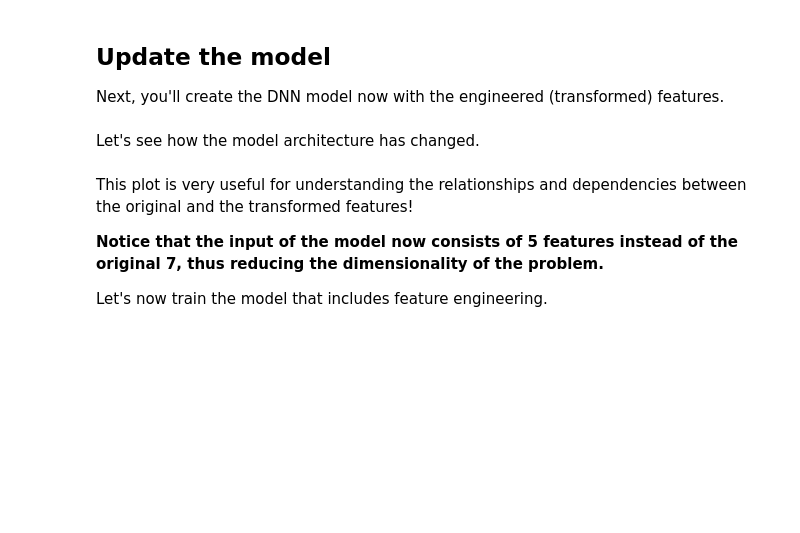
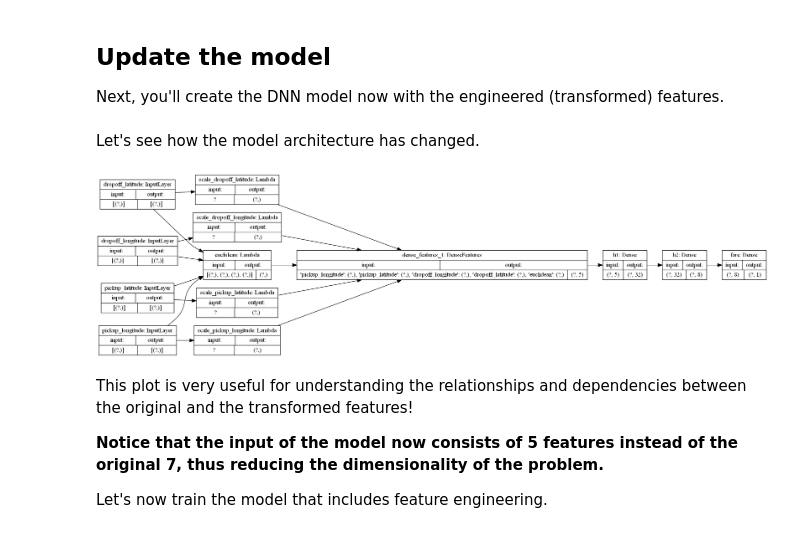
Before and after one commit to zhulingchen/Machine-Learning-Engineering-for-Production-MLOps-Specialization, a Jupyter notebook: Machine Learning Modeling Pipelines in Production/C3W2-Lab/C3_W2_Lab_1_Manual_Dimensionality.ipynb, the cells around one changed output. Saved outputs shown, nothing was run; the diff lists cells and outputs as text; code cells hidden in the pictures; blank space fills up the shorter version.

```diff
--- a/Machine Learning Modeling Pipelines in Production/C3W2-Lab/C3_W2_Lab_1_Manual_Dimensionality.ipynb
+++ b/Machine Learning Modeling Pipelines in Production/C3W2-Lab/C3_W2_Lab_1_Manual_Dimensionality.ipynb
@@ -41,4 +41,6 @@ logging.getLogger("tensorflow").setLevel(logging.ERROR)
 For this lab you are going to use a tweaked version of the [Taxi Fare dataset](https://www.kaggle.com/c/new-york-city-taxi-fare-prediction/data), which has been pre-processed and split beforehand.
 
 First, create the directory where the data is going to be saved.
+# %%
+data_folder = os.path.join('.', 'data')
 # %%
@@ -163,8 +193,8 @@ You are going to train the model for 20 epochs using a batch size of 32.
 # %%
 NUM_EPOCHS = 20
 TRAIN_BATCH_SIZE = 32
-NUM_TRAIN_EXAMPLES = len(pd.read_csv('/tmp/data/taxi-train.csv'))
-NUM_EVAL_EXAMPLES = len(pd.read_csv('/tmp/data/taxi-valid.csv'))
+NUM_TRAIN_EXAMPLES = len(pd.read_csv(os.path.join(data_folder, 'taxi-train.csv')))
+NUM_EVAL_EXAMPLES = len(pd.read_csv(os.path.join(data_folder, 'taxi-valid.csv')))
 
 print(f"training split has {NUM_TRAIN_EXAMPLES} examples\n")
 print(f"evaluation split has {NUM_EVAL_EXAMPLES} examples\n")
@@ -172,10 +206,10 @@ print(f"evaluation split has {NUM_EVAL_EXAMPLES} examples\n")
 Use the previously defined function to load the datasets from the original csv files.
 # %%
 # Training dataset
-trainds = load_dataset('/tmp/data/taxi-train*', TRAIN_BATCH_SIZE, 'train')
+trainds = load_dataset(os.path.join(data_folder, 'taxi-train*'), TRAIN_BATCH_SIZE, 'train')
 
 # Evaluation dataset
-evalds = load_dataset('/tmp/data/taxi-valid*', 1000, 'eval').take(NUM_EVAL_EXAMPLES//1000)
+evalds = load_dataset(os.path.join(data_folder, 'taxi-valid*'), 1000, 'eval').take(NUM_EVAL_EXAMPLES//1000)
 
 # Needs to be specified since the dataset is infinite
 # This happens because the repeat method was used when creating the dataset
@@ -348,7 +404,9 @@ model = build_dnn_model()
 Let's see how the model architecture has changed.
 # %%
 # Plot the layer architecture and relationship between input features
-tf.keras.utils.plot_model(model, 'dnn_model_engineered.png', show_shapes=False, rankdir='LR')
+tf.keras.utils.plot_model(model, 'dnn_model_engineered.png', show_shapes=True, rankdir='LR')
+# %% [output]
+[figure, added]
 # %% [markdown]
 This plot is very useful for understanding the relationships and dependencies between the original and the transformed features!
 
```
Also changed, not shown: parts of 13 cells of this notebook, 3 other files.
